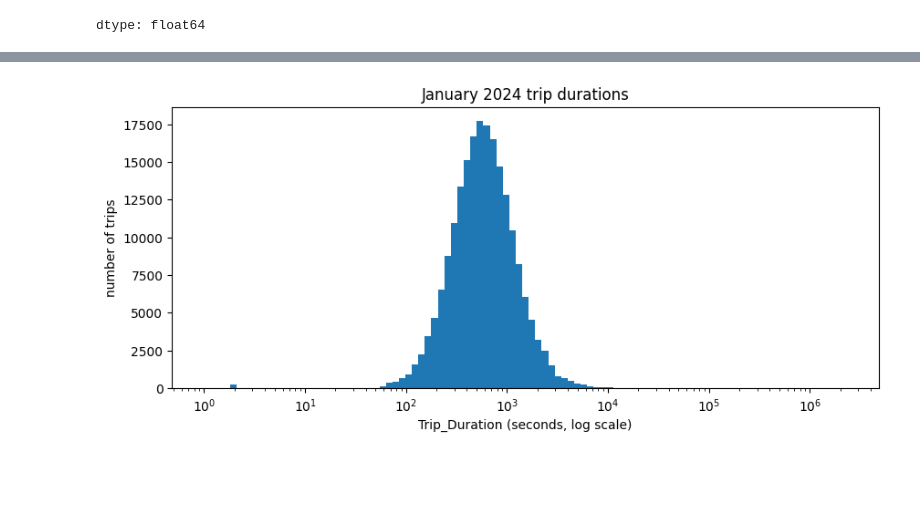
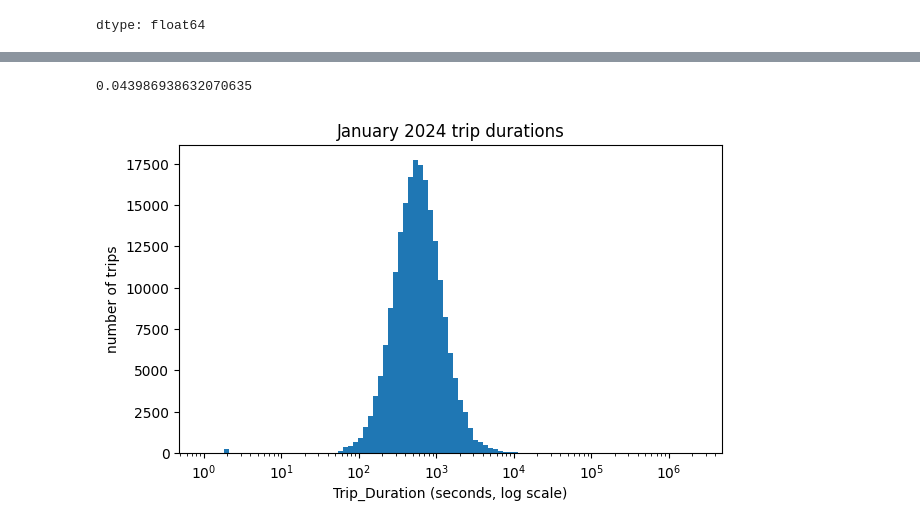
Before and after one commit to karquiza/bikeshare-toronto-demand, a Jupyter notebook: notebooks/00_init_explore.ipynb, the cells around one changed output, grey strips where cells are left out. Drawn from its saved outputs; the diff is of its cells as text; code cells hidden in the pictures; blank space fills up the shorter version.

```diff
--- a/notebooks/00_init_explore.ipynb
+++ b/notebooks/00_init_explore.ipynb
@@ -60,14 +82,20 @@ dtype: float64
+# %%
+9012 / 204879
+# %% [output]
+0.043986938632070635
 # %%
+import numpy as np
+import matplotlib.pyplot as plt
 bins = np.logspace(0, np.log10(trip_duration.max()), 100)
 
-plt.figure(figsize=(10, 4))
+plt.figure(figsize=(7, 4))
 plt.hist(trip_duration[trip_duration > 0], bins=bins)
 plt.xscale("log")
 plt.xlabel("Trip_Duration (seconds, log scale)")
 plt.ylabel("number of trips")
 plt.title("January 2024 trip durations")
 plt.show()
 # %% [output]
-[figure, old version]
+[figure, new version]
 # %%
 trip
```
Also changed, not shown: parts of 2 cells of this notebook.
